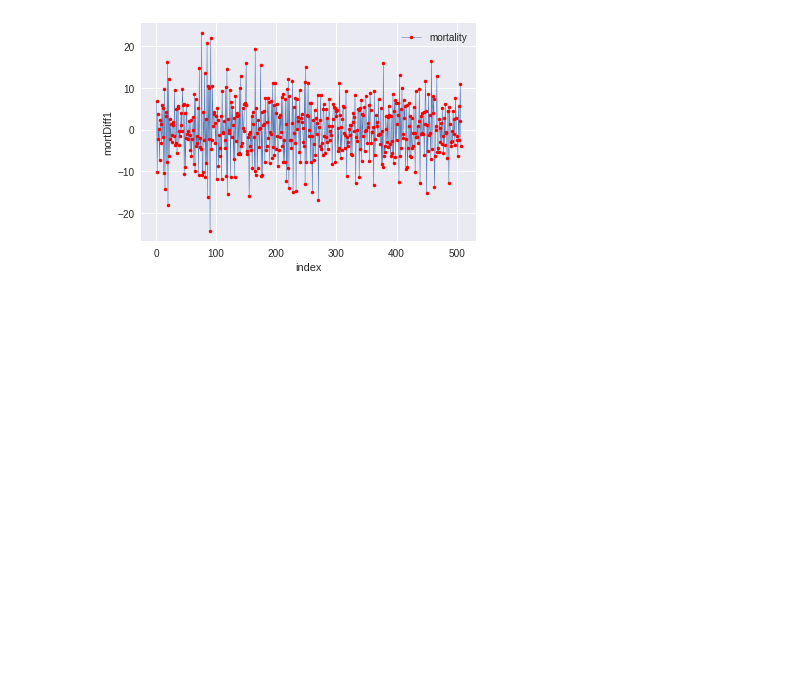
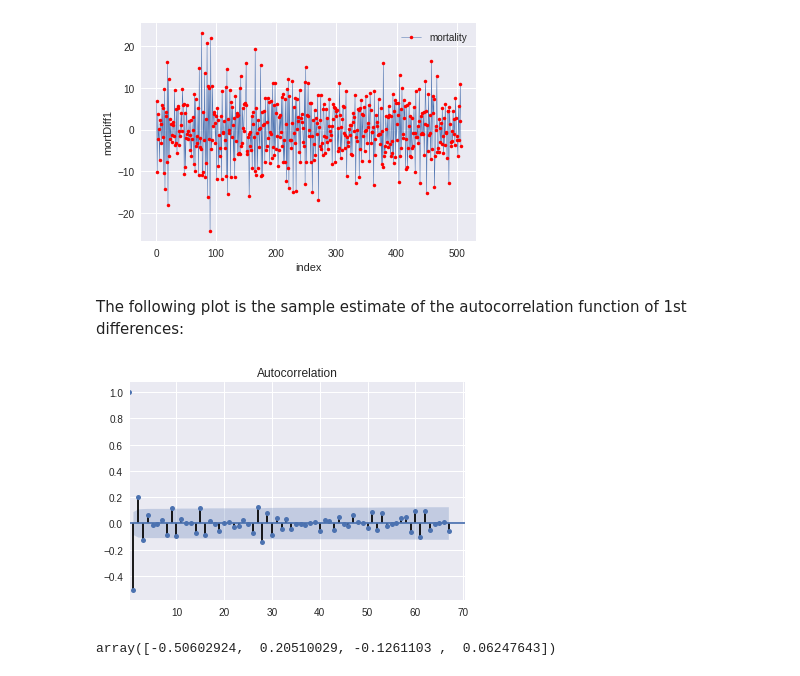
Before and after one commit to saurabh2086/timeSeriesAnalysis, a Jupyter notebook: Lesson 1- Time series basics.ipynb, the cells around one changed output. Saved outputs shown, nothing was run; the diff lists cells and outputs as text; code cells hidden in the pictures; blank space fills up the shorter version.

```diff
--- a/Lesson 1- Time series basics.ipynb
+++ b/Lesson 1- Time series basics.ipynb
@@ -400,3 +400,15 @@ plt.xlabel("index")
 plt.show()
 # %% [output]
 [figure]
+# %% [markdown]
+The following plot is the sample estimate of the autocorrelation function of 1st differences:
+# %%
+plot_acf(cardio.diff().dropna(),lags=67)
+plt.xlim(0.3,)
+plt.show()
+# %% [output]
+[figure, added]
+# %%
+sm.tsa.acf(cardio.diff().dropna())[1:5]
+# %% [output]
+array([-0.50602924,  0.20510029, -0.1261103 ,  0.06247643])
```
Also changed, not shown: parts of 6 cells of this notebook.
